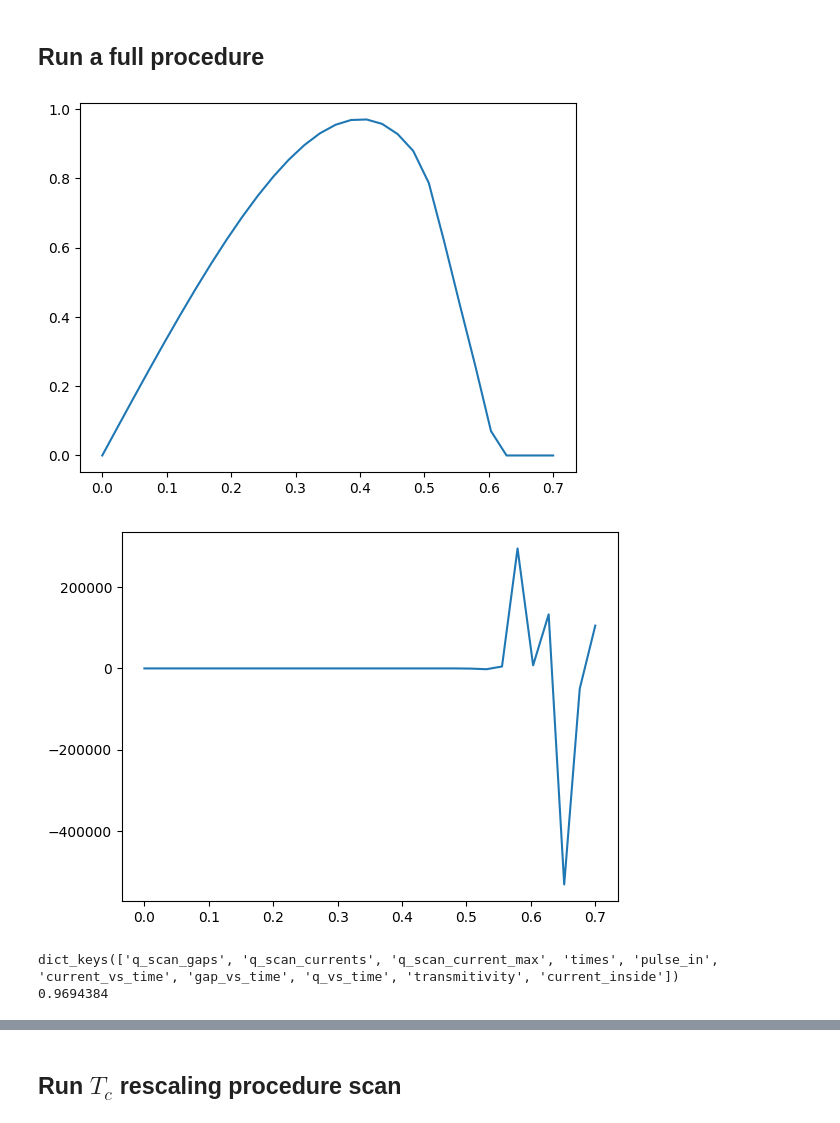
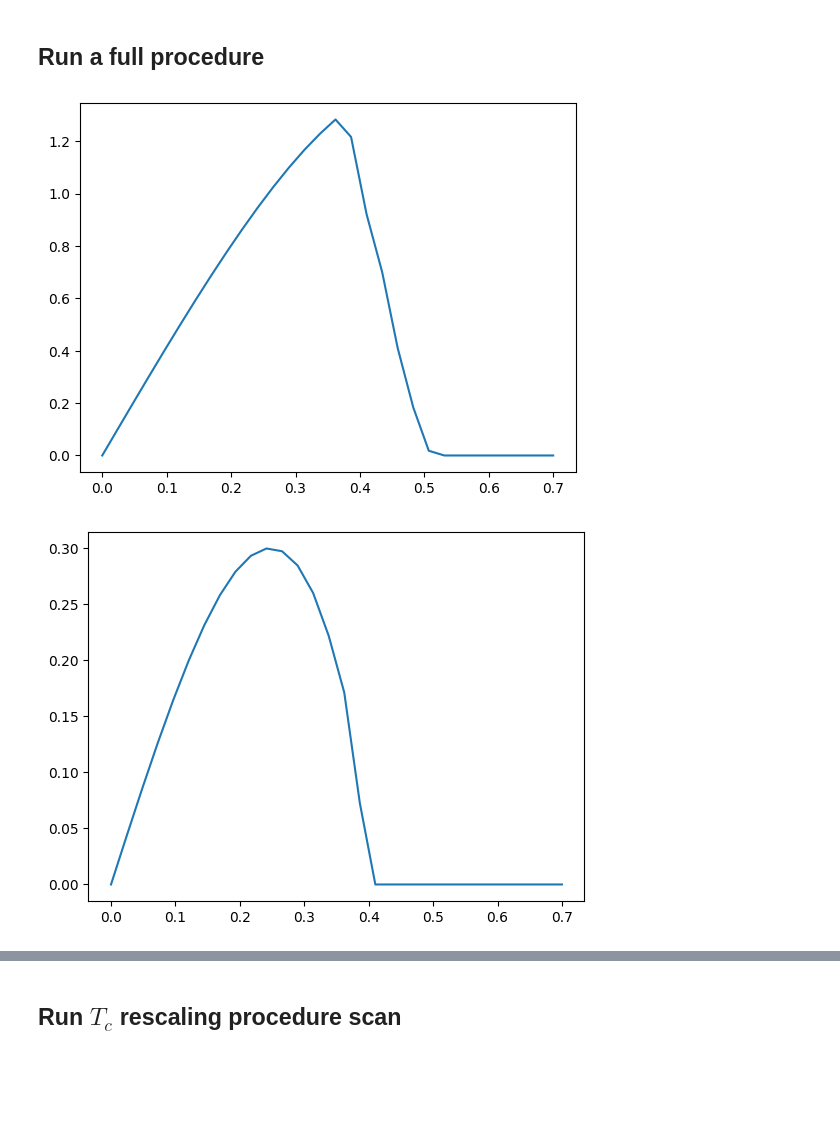
Before and after one commit to j-curtis/psBQP, a Jupyter notebook: Usadel_run.ipynb, the cells around one changed output, grey strips where cells are left out. Cells and saved outputs as stored; diff of their text form; code cells hidden in the pictures; blank space fills up the shorter version.

Commit message:
Fixed all factors, Have to figure out phonons still, but it seems everything else works.

```diff
--- a/Usadel_run.ipynb
+++ b/Usadel_run.ipynb
@@ -532,7 +532,7 @@ import numpy as np
 def run_full_scan(temp, phonon_scattering, eta, filename = None,  current_amplitudes = np.linspace(0.2, 6, 20), tc_rescaling = 1.0):
 
     if filename is None:
-        filename = 'Quasi-static-evolution-T:' + str(np.round(temp,2)) + ' phonons:' + str(np.round(phonon_scattering,3)) + ' eta:' + str(np.round(eta,3)) + '-2' + '.pkl'
+        filename = 'Quasi-static-evolution-T:' + str(np.round(temp,2)) + ' phonons:' + str(np.round(phonon_scattering,3)) + ' eta:' + str(np.round(eta,3)) + '-Contact' + '.pkl'
 
 
     temp = temp * tc_rescaling
@@ -540,10 +540,10 @@ def run_full_scan(temp, phonon_scattering, eta, filename = None,  current_amplit
     data_out = {}
 
     cutoff = 30 * usadel.UsadelEvolution.get_bcs_ratio()
-    nw = 1500
+    nw = 1501
 
-    grid_parameters = {'omega_sampling': nw, 'cutoff': cutoff, 'time_duration': 5.0, 'time_sampling': 200}
-    system_parameters = {'critical_temperature': 1.0, 'current_maximum': 1.0, 'temperature': temp, 'z_t/R_n': 50/170, 'eta': eta}
+    grid_parameters = {'omega_sampling': nw, 'cutoff': cutoff, 'time_duration': 5.0, 'time_sampling': 100}
+    system_parameters = {'critical_temperature': 1.0, 'current_maximum': 1.0, 'temperature': temp, 'z_t/R_n': 50/170, 'eta': eta,'R_c/z_t':5/50}
     optimization_parameters = {'custom_jac': False, 'tol': 1e-3, 'maxiter': 50}
     sigma_scatterings = {'Phonon': phonon_scattering} # {'Dynes': 0.0, 'Elastic': 0.0}
 
@@ -551,16 +551,16 @@ def run_full_scan(temp, phonon_scattering, eta, filename = None,  current_amplit
         sigma_scatterings = None
 
     my_usadel = usadel.UsadelEvolution(grid_parameters, system_parameters, sigma_scatterings)
+    """
+    temp_list = jnp.linspace(0, 1.2, 30)
+    Q_list = jnp.linspace(0.0,0.7,1)
+    gap_list, current_list = comp.calculate_equilibrium(temp_list, grid_parameters, system_parameters, optimization_parameters = optimization_parameters, sigma_scatterings = sigma_scatterings,  Q_list = Q_list)
 
-    #temp_list = jnp.linspace(0, 1.2, 30)
-    #Q_list = jnp.linspace(0.0,0.7,1)
-    #gap_list, current_list = comp.calculate_equilibrium(temp_list, grid_parameters, system_parameters, optimization_parameters = optimization_parameters, sigma_scatterings = sigma_scatterings,  Q_list = Q_list)
+    T_c_scaling = temp_list[jnp.where(gap_list[:,0] > 0.05)][-1]
 
-    #T_c_scaling = temp_list[jnp.where(gap_list[:,0] > 0.05)][-1]
-
-    #data_out['t_scan_T_c_scaling'] = T_c_scaling
-    #data_out['t_scan_gaps'] = gap_list
-
+    data_out['t_scan_T_c_scaling'] = T_c_scaling
+    data_out['t_scan_gaps'] = gap_list
+    """
     # do the q_scan
     temp_list = jnp.linspace(temp, 1.2, 1)
     Q_list = jnp.linspace(0.0,0.7,30)
@@ -576,8 +576,8 @@ def run_full_scan(temp, phonon_scattering, eta, filename = None,  current_amplit
 
     data_out['q_scan_current_max'] = CURRENT_MAXIMUM
 
-    grid_parameters = {'omega_sampling': nw, 'cutoff': cutoff, 'time_duration': 5.0, 'time_sampling': 200}
-    system_parameters = {'critical_temperature': 1.0, 'current_maximum': CURRENT_MAXIMUM, 'temperature': temp, 'z_t/R_n': 50/170, 'eta': eta}
+    grid_parameters = {'omega_sampling': nw, 'cutoff': cutoff, 'time_duration': 5.0, 'time_sampling': 100}
+    system_parameters = {'critical_temperature': 1.0, 'current_maximum': CURRENT_MAXIMUM, 'temperature': temp, 'z_t/R_n': 50/170, 'eta': eta,'R_c/z_t':5/50}
     optimization_parameters = {'custom_jac': False, 'tol': 1e-3, 'maxiter': 50}
     sigma_scatterings = {'Phonon': phonon_scattering} # {'Dynes': 0.0, 'Elastic': 0.0}
 
@@ -625,15 +625,10 @@ def run_full_scan(temp, phonon_scattering, eta, filename = None,  current_amplit
         pickle.dump(data_out, output)
 
     return data_out
-# %%
-my_data = run_full_scan(temp = 0.45, phonon_scattering = 0.25, eta = 0.0, tc_rescaling = 1.0,current_amplitudes = np.linspace(0.2, 6, 10))
-# %% [output]
-[figure, removed]
 # %%
-my_data = run_full_scan(temp = 0.45, phonon_scattering = 0.25, eta = 0.2, tc_rescaling = 1.0,current_amplitudes = np.linspace(0.2, 6, 10))
-my_data = run_full_scan(temp = 0.45, phonon_scattering = 0.5, eta = 0.2, tc_rescaling = 1.0,current_amplitudes = np.linspace(0.2, 6, 10))
-my_data = run_full_scan(temp = 0.45, phonon_scattering = 0.1, eta = 0.1, tc_rescaling = 1.0,current_amplitudes = np.linspace(0.2, 6, 10))
-my_data = run_full_scan(temp = 0.45, phonon_scattering = 0.25, eta = 0.1, tc_rescaling = 1.0,current_amplitudes = np.linspace(0.2, 6, 10))
-my_data = run_full_scan(temp = 0.45, phonon_scattering = 0.5, eta = 0.1, tc_rescaling = 1.0,current_amplitudes = np.linspace(0.2, 6, 10))
+#my_data = run_full_scan(temp = 0.45, phonon_scattering = 0.00, eta = 0.0, tc_rescaling = 1.0,current_amplitudes = np.linspace(0.1, 8, 30))
+my_data = run_full_scan(temp = 0.45, phonon_scattering = 0.00, eta = 0.1, tc_rescaling = 1.0,current_amplitudes = np.linspace(0.1, 8, 20))
+my_data = run_full_scan(temp = 0.75, phonon_scattering = 0.00, eta = 0.1, tc_rescaling = 1.0,current_amplitudes = np.linspace(0.1, 8, 20))
 # %% [output]
-[figure, old version]
+[figure, new version]
+[figure, added]
@@ -644,6 +634,0 @@ my_data = run_full_scan(temp = 0.45, phonon_scattering = 0.5, eta = 0.05, tc_res
-# %%
-print(my_data.keys())
-print(my_data['q_scan_current_max'])
-# %% [output]
-dict_keys(['q_scan_gaps', 'q_scan_currents', 'q_scan_current_max', 'times', 'pulse_in', 'current_vs_time', 'gap_vs_time', 'q_vs_time', 'transmitivity', 'current_inside'])
-0.9694384
```
Also changed, not shown: parts of 3 cells of this notebook, 26 other files.
